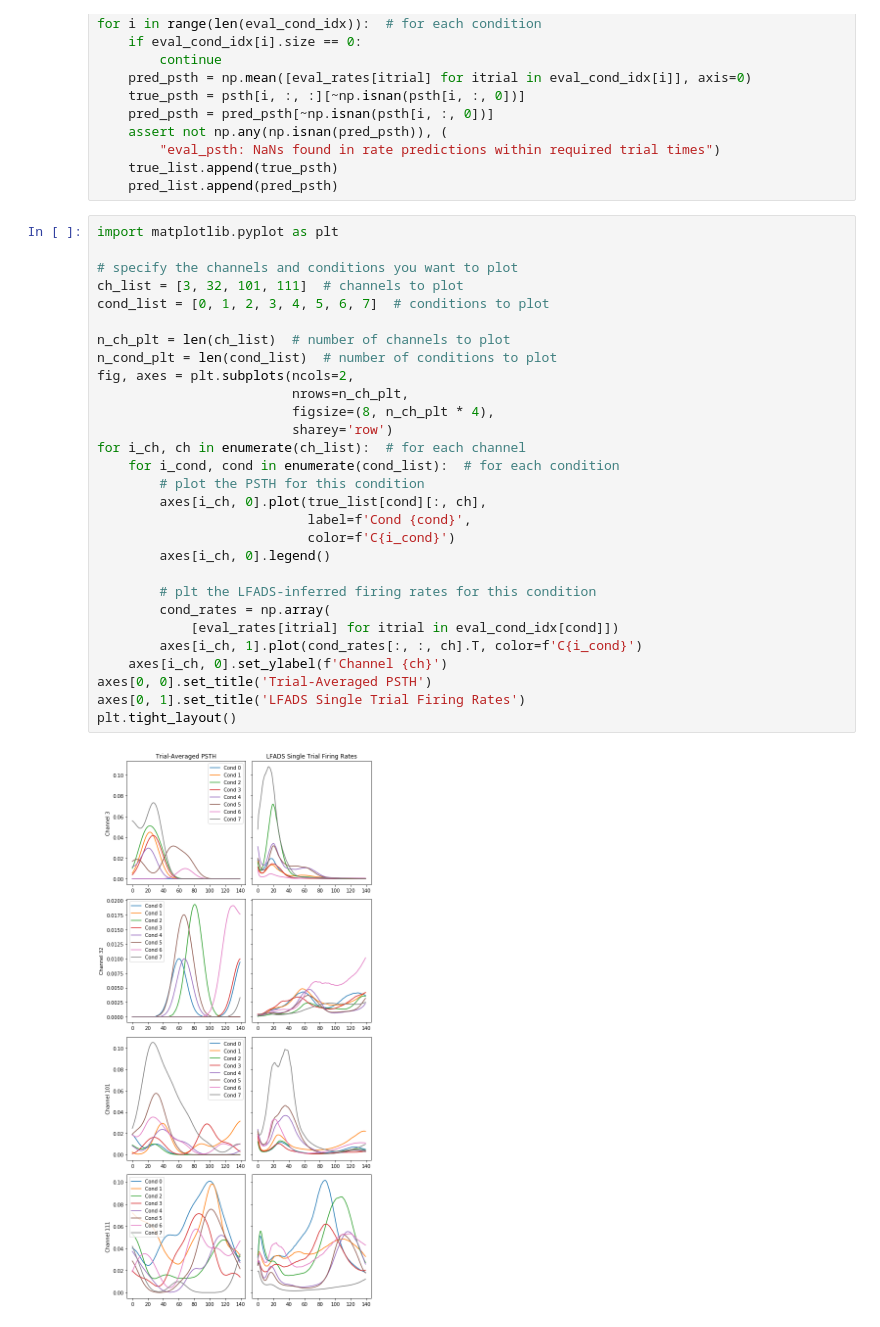
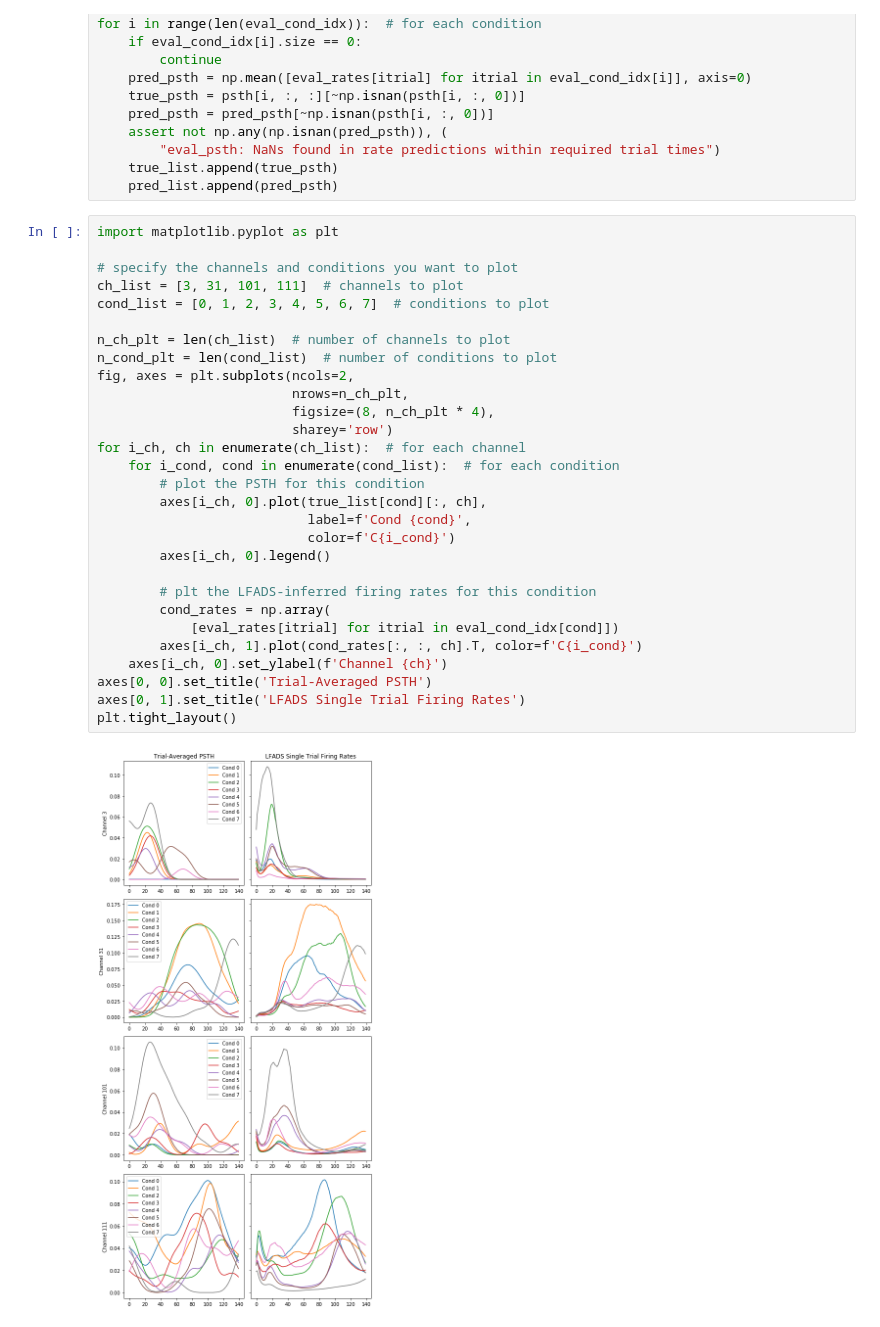
Before and after one commit to snel-repo/lfads-tutorial, a Jupyter notebook: lfads_tutorial.ipynb, the cells around one changed output. Saved outputs shown, nothing was run; the diff lists cells and outputs as text.

```diff
--- a/lfads_tutorial.ipynb
+++ b/lfads_tutorial.ipynb
@@ -559,31 +559,31 @@ for i in range(len(eval_cond_idx)):  # for each condition
 # %%
 import matplotlib.pyplot as plt
 
 # specify the channels and conditions you want to plot
-ch_list = [3, 32, 101, 111]  # channels to plot
+ch_list = [3, 31, 101, 111]  # channels to plot
 cond_list = [0, 1, 2, 3, 4, 5, 6, 7]  # conditions to plot
 
 n_ch_plt = len(ch_list)  # number of channels to plot
 n_cond_plt = len(cond_list)  # number of conditions to plot
 fig, axes = plt.subplots(ncols=2,
                          nrows=n_ch_plt,
                          figsize=(8, n_ch_plt * 4),
                          sharey='row')
 for i_ch, ch in enumerate(ch_list):  # for each channel
     for i_cond, cond in enumerate(cond_list):  # for each condition
         # plot the PSTH for this condition
         axes[i_ch, 0].plot(true_list[cond][:, ch],
                            label=f'Cond {cond}',
                            color=f'C{i_cond}')
         axes[i_ch, 0].legend()
 
         # plt the LFADS-inferred firing rates for this condition
         cond_rates = np.array(
             [eval_rates[itrial] for itrial in eval_cond_idx[cond]])
         axes[i_ch, 1].plot(cond_rates[:, :, ch].T, color=f'C{i_cond}')
     axes[i_ch, 0].set_ylabel(f'Channel {ch}')
 axes[0, 0].set_title('Trial-Averaged PSTH')
 axes[0, 1].set_title('LFADS Single Trial Firing Rates')
 plt.tight_layout()
 # %% [output]
-[figure, old version]
+[figure, new version]
```
Also changed, not shown: parts of 3 cells of this notebook.
